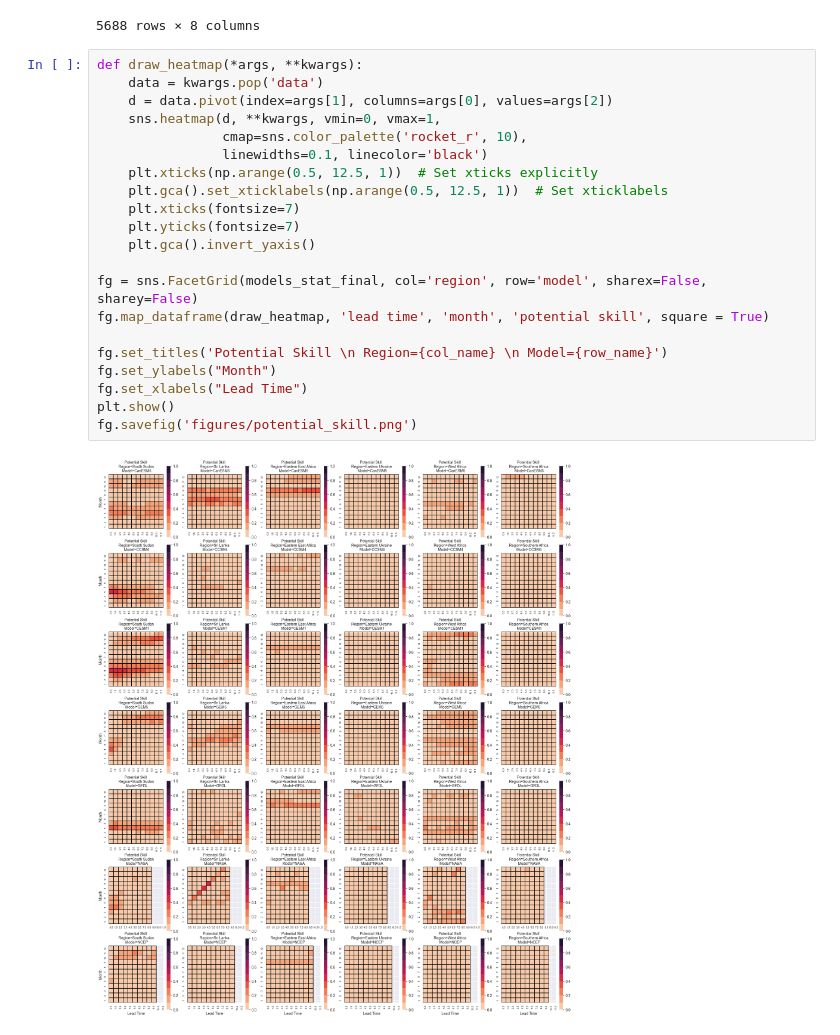
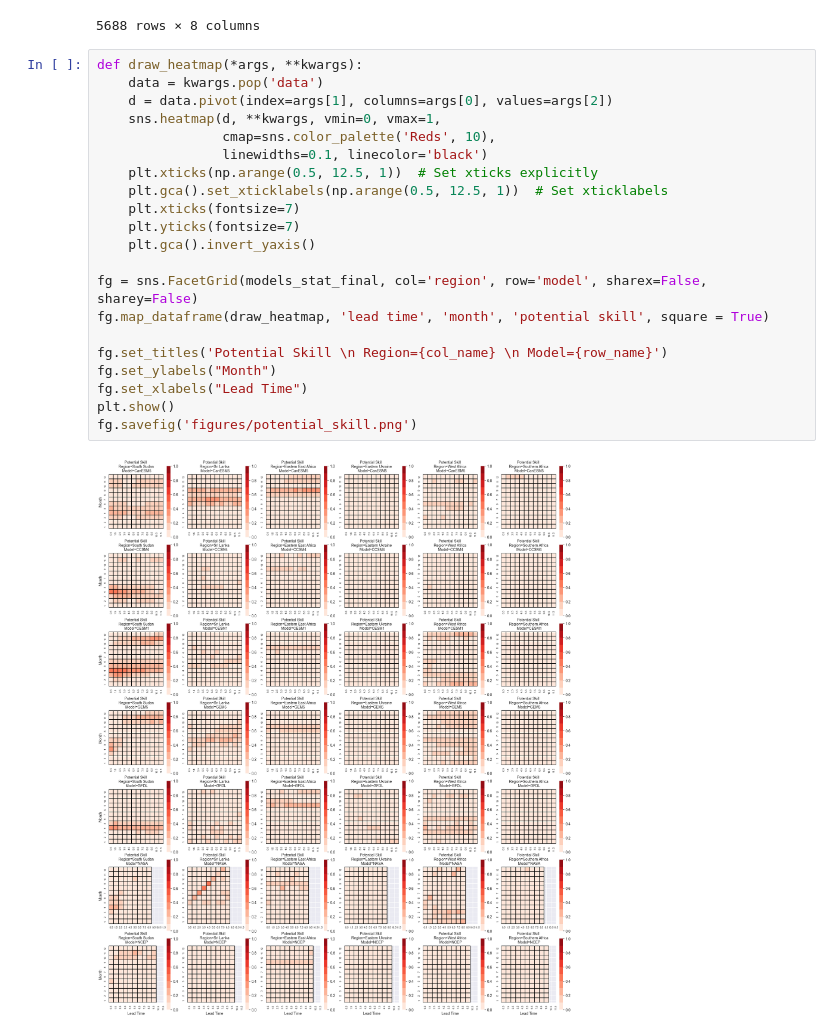
Before and after one commit to yatli24/CHC, a Jupyter notebook: Jupyter notebooks/Figure 3.ipynb, the cells around one changed output. Cells and saved outputs as stored; diff of their text form.

```diff
--- a/Jupyter notebooks/Figure 3.ipynb
+++ b/Jupyter notebooks/Figure 3.ipynb
@@ -2413,26 +2411,26 @@ models_stat_final
 # %%
 def draw_heatmap(*args, **kwargs):
     data = kwargs.pop('data')
     d = data.pivot(index=args[1], columns=args[0], values=args[2])
     sns.heatmap(d, **kwargs, vmin=0, vmax=1,
-                cmap=sns.color_palette('rocket_r', 10),
+                cmap=sns.color_palette('Reds', 10),
                 linewidths=0.1, linecolor='black')
     plt.xticks(np.arange(0.5, 12.5, 1))  # Set xticks explicitly
     plt.gca().set_xticklabels(np.arange(0.5, 12.5, 1))  # Set xticklabels
     plt.xticks(fontsize=7)
     plt.yticks(fontsize=7)
     plt.gca().invert_yaxis()
 
 fg = sns.FacetGrid(models_stat_final, col='region', row='model', sharex=False, sharey=False)
 fg.map_dataframe(draw_heatmap, 'lead time', 'month', 'potential skill', square = True)
 
 fg.set_titles('Potential Skill \n Region={col_name} \n Model={row_name}')
 fg.set_ylabels("Month")
 fg.set_xlabels("Lead Time")
 plt.show()
 fg.savefig('figures/potential_skill.png')
 # %% [output]
-[figure, old version]
+[figure, new version]
 # %%
 def draw_heatmap(*args, **kwargs):
     data = kwargs.pop('data')
```
Also changed, not shown: parts of 4 cells of this notebook, 4 other files.
